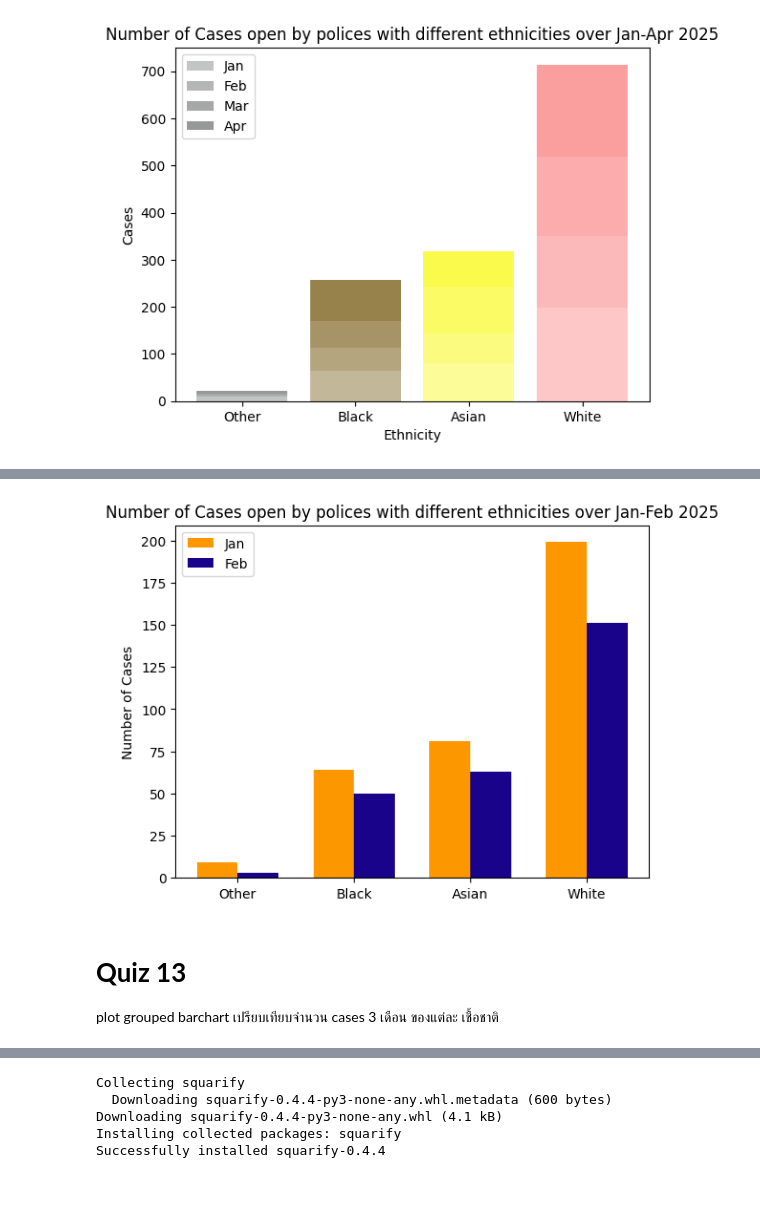
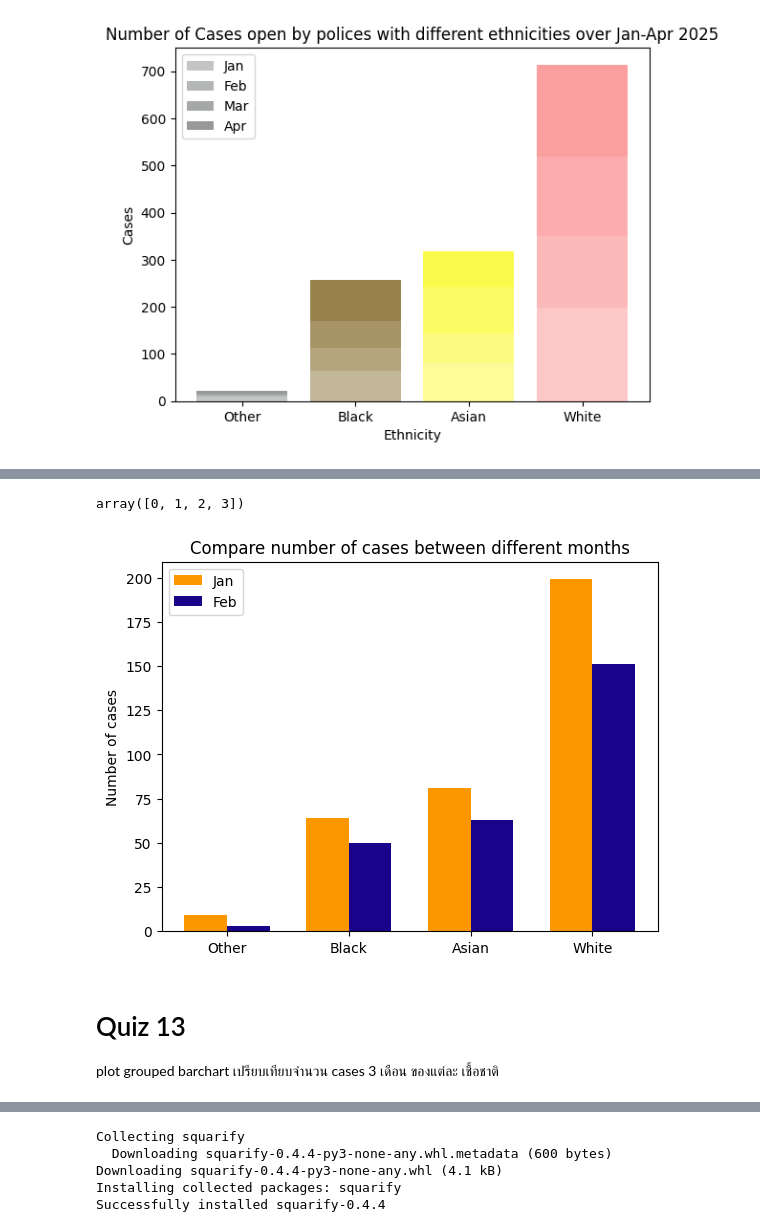
Before and after one commit to Panachai-spec007/dataviz2025, a Jupyter notebook: Copy_of_Visualize_Data_Comparison_2025.ipynb, the cells around one changed output, grey strips where cells are left out. Drawn from its saved outputs; the diff is of its cells as text; code cells hidden in the pictures; blank space fills up the shorter version.

```diff
--- a/Copy_of_Visualize_Data_Comparison_2025.ipynb
+++ b/Copy_of_Visualize_Data_Comparison_2025.ipynb
@@ -144,20 +146,27 @@ plt.title('Number of Cases open by polices with different ethnicities over Jan-A
+# %%
+x
+# %% [output]
+array([0, 1, 2, 3])
 # %%
 x = np.arange(len(compared_police_eth1))  # the label locations
 width = 0.35  # the width of the bars
 
 fig, ax = plt.subplots()
 rects1 = ax.bar(x - width/2, compared_police_eth1['Type'], width, label='Jan',color = '#fc9700')
 rects2 = ax.bar(x + width/2, compared_police_eth2['Type'], width, label='Feb',color = '#19038a')
 
-ax.set_ylabel('Number of Cases')
-ax.set_title('Number of Cases open by polices with different ethnicities over Jan-Feb 2025')
+# Add some text for labels, title and custom x-axis tick labels, etc.
+ax.set_ylabel('Number of cases')
+ax.set_title('Compare number of cases between different months')
+
 ax.set_xticks(x)
 ax.set_xticklabels(compared_police_eth1['Officer-defined ethnicity'])
+
 ax.legend();
 # %% [output]
-[figure, old version]
+[figure, new version]
 # %% [markdown]
-# **Quiz 13**
+# Quiz 13
 
 plot grouped barchart เปรียบเทียบจำนวน cases 3 เดือน ของแต่ละ เชื้อชาติ
 # %%
```
Also changed, not shown: parts of 17 cells of this notebook.
